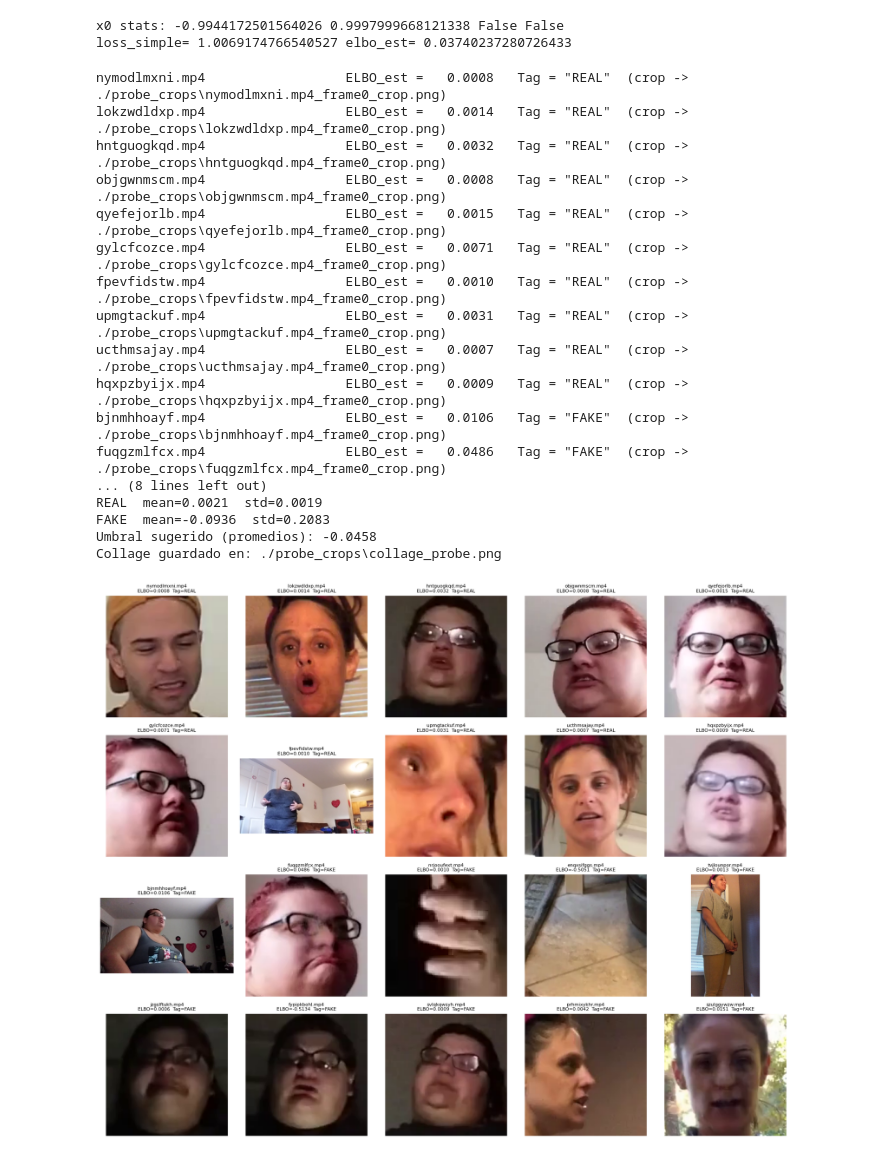
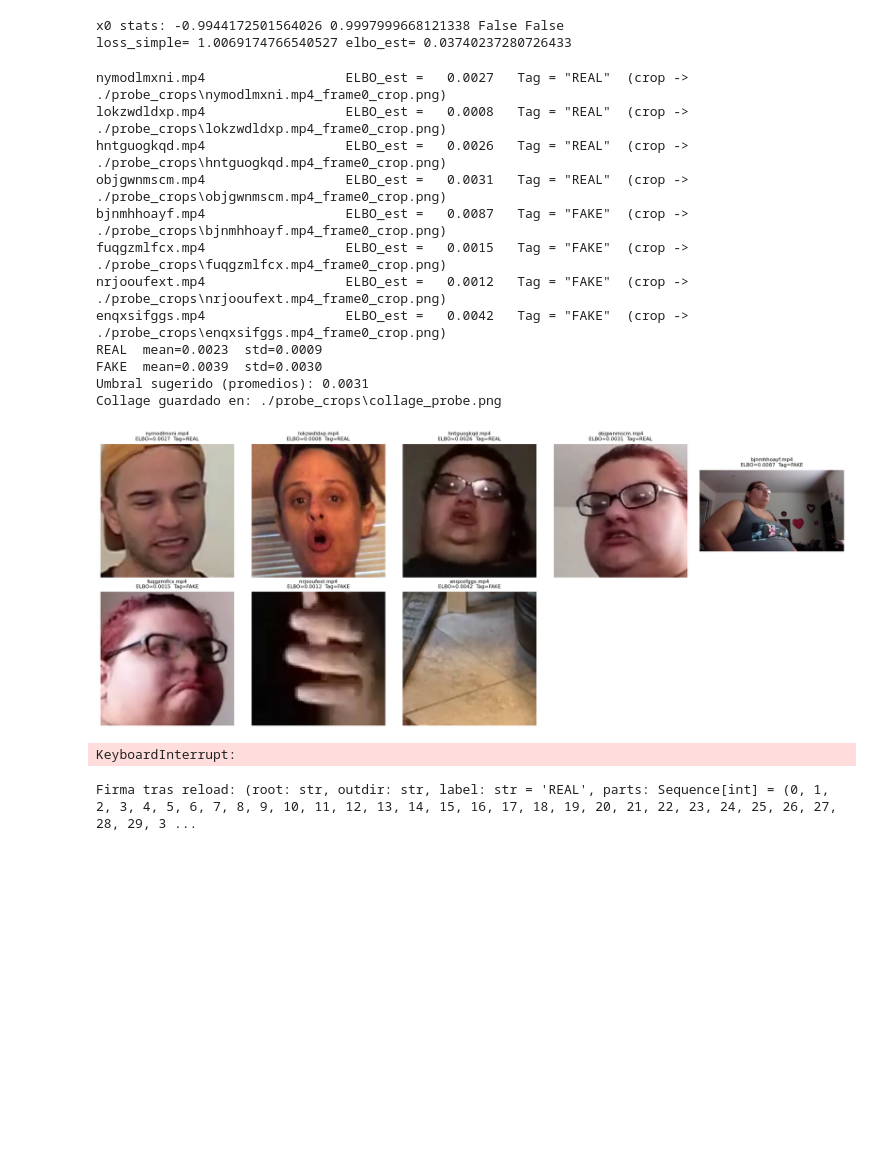
Before and after one commit to ernestoia57/Deepfake, a Jupyter notebook: ensemble_test.ipynb, the cells around one changed output. Saved outputs shown, nothing was run; the diff lists cells and outputs as text; code cells hidden in the pictures; blank space fills up the shorter version.

Commit message:
New diff changes

```diff
--- a/ensemble_test.ipynb
+++ b/ensemble_test.ipynb
@@ -402,9 +402,9 @@ from train_utils import (
 ROOT = r"E:\ERIS\Ernesto\dfdc_train_all"
 CKPT = r".\checkpoints_dfdc_eps\eps_unet_final.pt"
 PARTS = (0, 1)
-FRAMES_PER_VIDEO = 8
-N_REAL = 10
-N_FAKE = 10
+FRAMES_PER_VIDEO = 16
+N_REAL = 4
+N_FAKE = 4
 IMAGE_SIZE = 128
 CHANNELS = 3
 T_STEPS = 300
@@ -529,47 +529,77 @@ for path, tag in selection:
 
     rows.append((base, tag, mean_elbo))
     print(f"{base:30s}  ELBO_est = {mean_elbo:8.4f}   Tag = \"{tag}\"  (crop -> {save_path})")
 
 # ---- Resumen + umbral ----
 if rows:
     real_vals = [e for (_, t, e) in rows if t == "REAL"]
     fake_vals = [e for (_, t, e) in rows if t == "FAKE"]
     if real_vals: print("REAL  mean=%.4f  std=%.4f" % (np.mean(real_vals), np.std(real_vals)))
     if fake_vals: print("FAKE  mean=%.4f  std=%.4f" % (np.mean(fake_vals), np.std(fake_vals)))
     if real_vals and fake_vals:
         thr = 0.5 * (np.mean(real_vals) + np.mean(fake_vals))
         print("Umbral sugerido (promedios):", round(thr, 4))
 
 # ---- Collage opcional ----
 if MAKE_COLLAGE and thumbs:
     cols = 5
     rows_fig = math.ceil(len(thumbs) / cols)
     plt.figure(figsize=(3.4 * cols, 3.4 * rows_fig))
     for i, (img, title, _) in enumerate(thumbs, 1):
         ax = plt.subplot(rows_fig, cols, i)
         ax.imshow(img)
         ax.set_title(title, fontsize=8)
         ax.axis('off')
     plt.tight_layout()
     collage_path = os.path.join(SAVE_DIR, "collage_probe.png")
     plt.savefig(collage_path, dpi=150)
     print(f"Collage guardado en: {collage_path}")
 # %% [output]
-nymodlmxni.mp4                  ELBO_est =   0.0008   Tag = "REAL"  (crop -> ./probe_crops\nymodlmxni.mp4_frame0_crop.png)
-lokzwdldxp.mp4                  ELBO_est =   0.0014   Tag = "REAL"  (crop -> ./probe_crops\lokzwdldxp.mp4_frame0_crop.png)
-hntguogkqd.mp4                  ELBO_est =   0.0032   Tag = "REAL"  (crop -> ./probe_crops\hntguogkqd.mp4_frame0_crop.png)
-objgwnmscm.mp4                  ELBO_est =   0.0008   Tag = "REAL"  (crop -> ./probe_crops\objgwnmscm.mp4_frame0_crop.png)
-qyefejorlb.mp4                  ELBO_est =   0.0015   Tag = "REAL"  (crop -> ./probe_crops\qyefejorlb.mp4_frame0_crop.png)
-gylcfcozce.mp4                  ELBO_est =   0.0071   Tag = "REAL"  (crop -> ./probe_crops\gylcfcozce.mp4_frame0_crop.png)
-fpevfidstw.mp4                  ELBO_est =   0.0010   Tag = "REAL"  (crop -> ./probe_crops\fpevfidstw.mp4_frame0_crop.png)
-upmgtackuf.mp4                  ELBO_est =   0.0031   Tag = "REAL"  (crop -> ./probe_crops\upmgtackuf.mp4_frame0_crop.png)
-ucthmsajay.mp4                  ELBO_est =   0.0007   Tag = "REAL"  (crop -> ./probe_crops\ucthmsajay.mp4_frame0_crop.png)
-hqxpzbyijx.mp4                  ELBO_est =   0.0009   Tag = "REAL"  (crop -> ./probe_crops\hqxpzbyijx.mp4_frame0_crop.png)
-bjnmhhoayf.mp4                  ELBO_est =   0.0106   Tag = "FAKE"  (crop -> ./probe_crops\bjnmhhoayf.mp4_frame0_crop.png)
-fuqgzmlfcx.mp4                  ELBO_est =   0.0486   Tag = "FAKE"  (crop -> ./probe_crops\fuqgzmlfcx.mp4_frame0_crop.png)
-... (8 lines left out)
-REAL  mean=0.0021  std=0.0019
-FAKE  mean=-0.0936  std=0.2083
-Umbral sugerido (promedios): -0.0458
+nymodlmxni.mp4                  ELBO_est =   0.0027   Tag = "REAL"  (crop -> ./probe_crops\nymodlmxni.mp4_frame0_crop.png)
+lokzwdldxp.mp4                  ELBO_est =   0.0008   Tag = "REAL"  (crop -> ./probe_crops\lokzwdldxp.mp4_frame0_crop.png)
+hntguogkqd.mp4                  ELBO_est =   0.0026   Tag = "REAL"  (crop -> ./probe_crops\hntguogkqd.mp4_frame0_crop.png)
+objgwnmscm.mp4                  ELBO_est =   0.0031   Tag = "REAL"  (crop -> ./probe_crops\objgwnmscm.mp4_frame0_crop.png)
+bjnmhhoayf.mp4                  ELBO_est =   0.0087   Tag = "FAKE"  (crop -> ./probe_crops\bjnmhhoayf.mp4_frame0_crop.png)
+fuqgzmlfcx.mp4                  ELBO_est =   0.0015   Tag = "FAKE"  (crop -> ./probe_crops\fuqgzmlfcx.mp4_frame0_crop.png)
+nrjooufext.mp4                  ELBO_est =   0.0012   Tag = "FAKE"  (crop -> ./probe_crops\nrjooufext.mp4_frame0_crop.png)
+enqxsifggs.mp4                  ELBO_est =   0.0042   Tag = "FAKE"  (crop -> ./probe_crops\enqxsifggs.mp4_frame0_crop.png)
+REAL  mean=0.0023  std=0.0009
+FAKE  mean=0.0039  std=0.0030
+Umbral sugerido (promedios): 0.0031
 Collage guardado en: ./probe_crops\collage_probe.png
-[figure, old version]
+[figure, new version]
+# %%
+from data_utils import build_dfdc_index
+from quality_utils import cache_quality_scores
+
+ROOT = r"E:\ERIS\Ernesto\dfdc_train_all"
+CKPT_DIFF = r".\checkpoints_dfdc_eps\eps_unet_final.pt"
+
+# 1) índice mixto
+index = build_dfdc_index(ROOT, parts=tuple(range(0, 10)), only_split="train")
+# si quieres acelerar, submuestrea:
+#index = index[:5000]
+
+# 2) lista de videos únicos
+videos = sorted({rec["path"] for rec in index})
+
+# 3) cachear ELBO por frame y promedio por video
+cache_json, cache_video_mean = cache_quality_scores(
+    videos=videos,
+    ckpt_path=CKPT_DIFF,
+    out_json="./quality_cache/elbo_frames.json",
+    frames_per_video=8,
+    image_size=64,      # debe matchear el entrenamiento del ε-UNet
+    channels=3,         # idem
+    use_face_crop=True,
+    T_steps=300,
+)
+print("Cachés:", cache_json, cache_video_mean)
+# %% [output]
+KeyboardInterrupt:
+# %%
+import importlib, train_utils, inspect
+importlib.reload(train_utils)  # fuerza a leer el archivo guardado
+print("Firma tras reload:", inspect.signature(train_utils.train_eps_unet_on_dfdc_label))
+# %% [output]
+Firma tras reload: (root: str, outdir: str, label: str = 'REAL', parts: Sequence[int] = (0, 1, 2, 3, 4, 5, 6, 7, 8, 9, 10, 11, 12, 13, 14, 15, 16, 17, 18, 19, 20, 21, 22, 23, 24, 25, 26, 27, 28, 29, 3 ...
```
Also changed, not shown: parts of 3 cells of this notebook, 12 other files.
